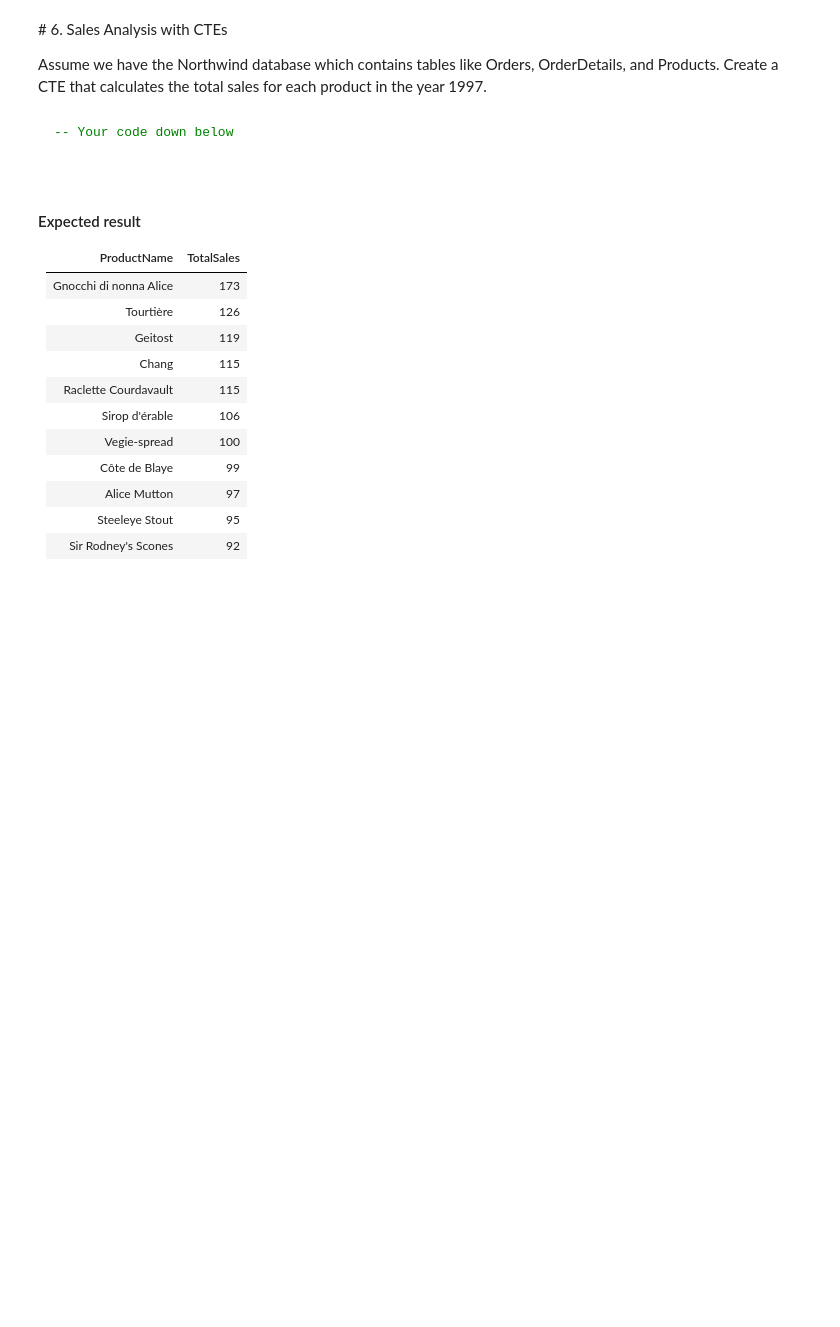
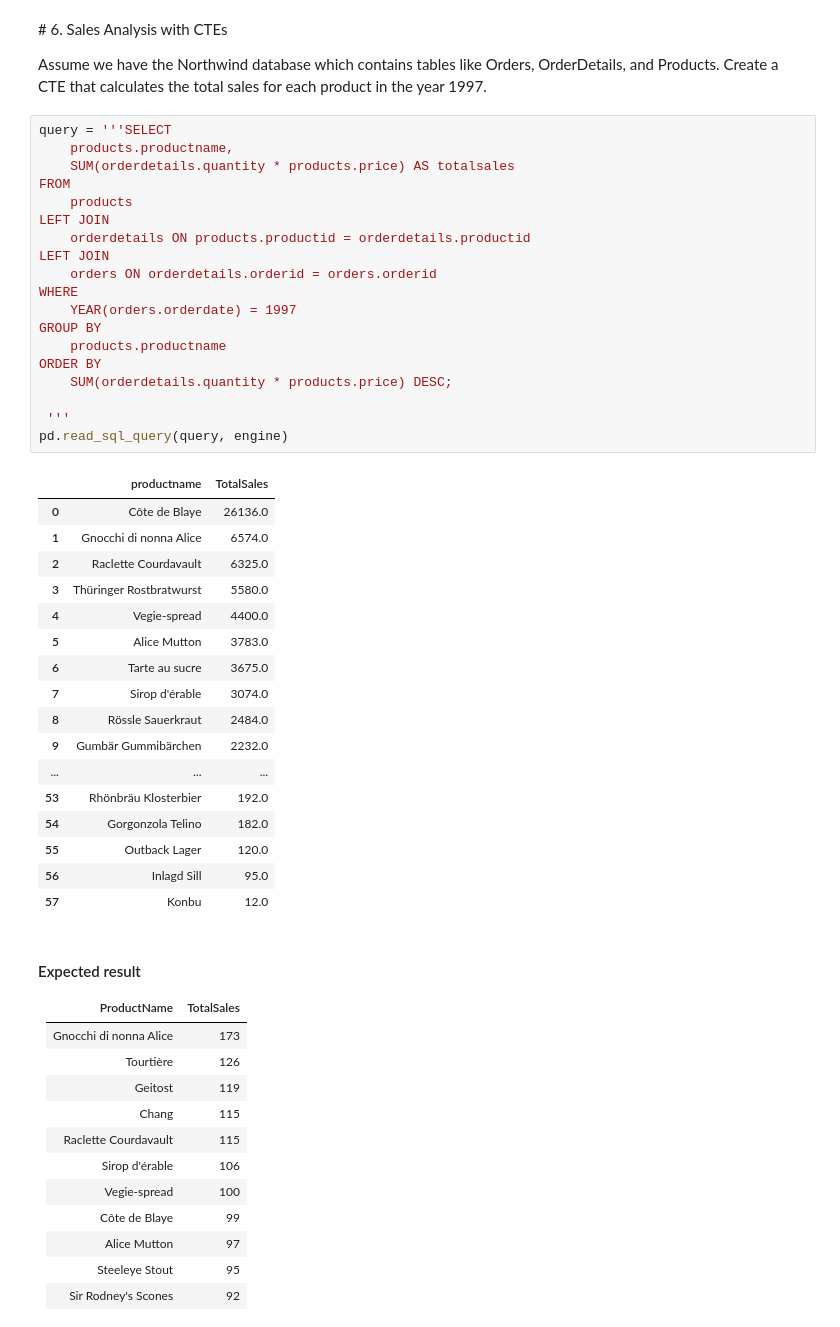
Before and after one commit to Ironhack-data-bcn-oct-2023/lab-mysql-common-table-expressions, a Jupyter notebook: main.ipynb, the cells around one changed output. Cells and saved outputs as stored; diff of their text form; blank space fills up the shorter version.

````diff
--- a/main.ipynb
+++ b/main.ipynb
@@ -133,11 +252,43 @@ Alice Mutton is 6th
 # 6. Sales Analysis with CTEs
 
 Assume we have the Northwind database which contains tables like Orders, OrderDetails, and Products. Create a CTE that calculates the total sales for each product in the year 1997.
-# %% [markdown]
-```sql
--- Your code down below
-
- ```
+# %%
+query = '''SELECT
+    products.productname,
+    SUM(orderdetails.quantity * products.price) AS totalsales
+FROM
+    products
+LEFT JOIN
+    orderdetails ON products.productid = orderdetails.productid
+LEFT JOIN
+    orders ON orderdetails.orderid = orders.orderid
+WHERE
+    YEAR(orders.orderdate) = 1997
+GROUP BY
+    products.productname
+ORDER BY
+    SUM(orderdetails.quantity * products.price) DESC;
+
+ '''
+pd.read_sql_query(query, engine)
+# %% [output]
+|  | productname | TotalSales |
+| 0 | Côte de Blaye | 26136.0 |
+| 1 | Gnocchi di nonna Alice | 6574.0 |
+| 2 | Raclette Courdavault | 6325.0 |
+| 3 | Thüringer Rostbratwurst | 5580.0 |
+| 4 | Vegie-spread | 4400.0 |
+| 5 | Alice Mutton | 3783.0 |
+| 6 | Tarte au sucre | 3675.0 |
+| 7 | Sirop d'érable | 3074.0 |
+| 8 | Rössle Sauerkraut | 2484.0 |
+| 9 | Gumbär Gummibärchen | 2232.0 |
+| ... | ... | ... |
+| 53 | Rhönbräu Klosterbier | 192.0 |
+| 54 | Gorgonzola Telino | 182.0 |
+| 55 | Outback Lager | 120.0 |
+| 56 | Inlagd Sill | 95.0 |
+| 57 | Konbu | 12.0 |
 # %% [markdown]
 #### Expected result
 
````
Also changed, not shown: parts of 13 cells of this notebook.
